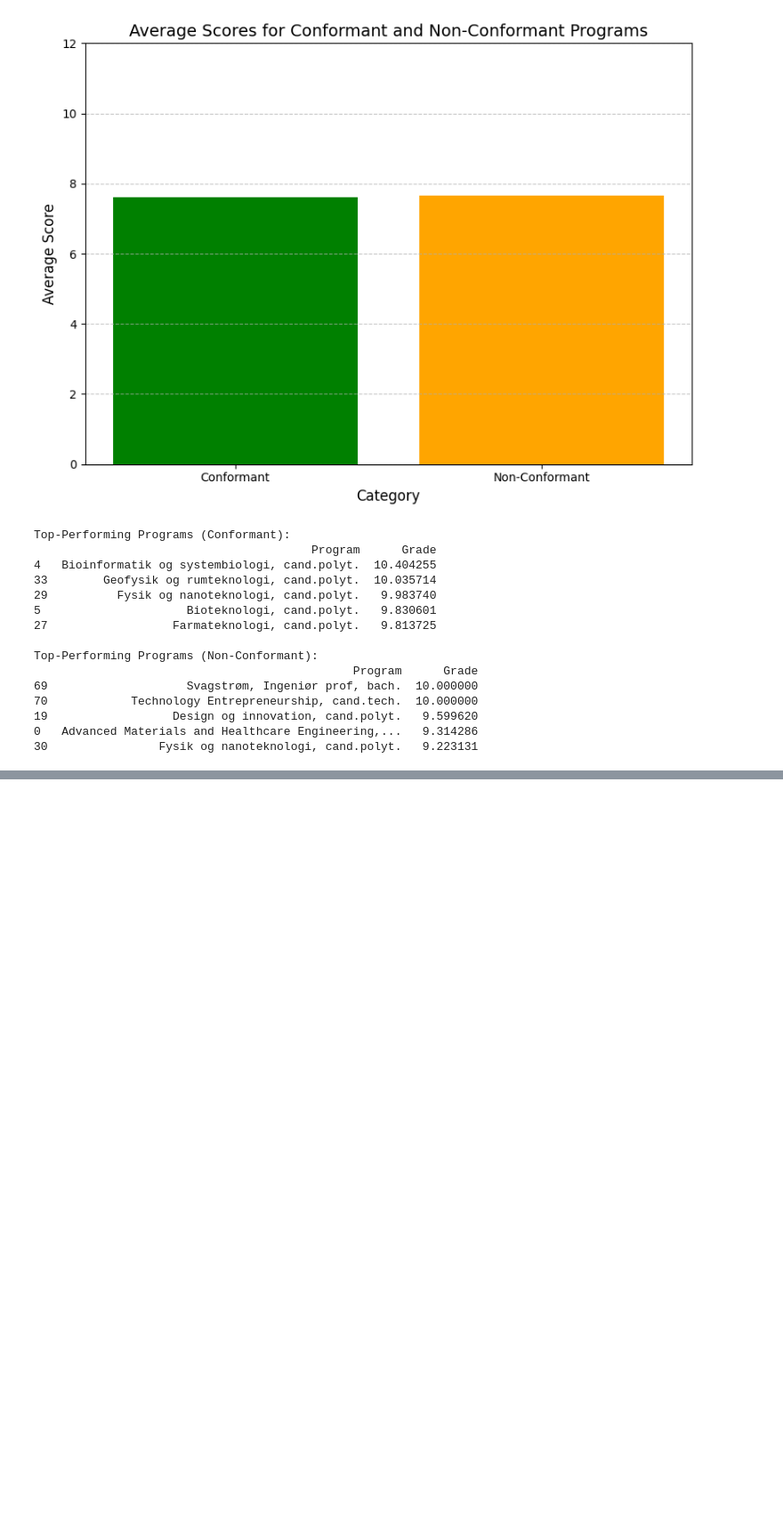
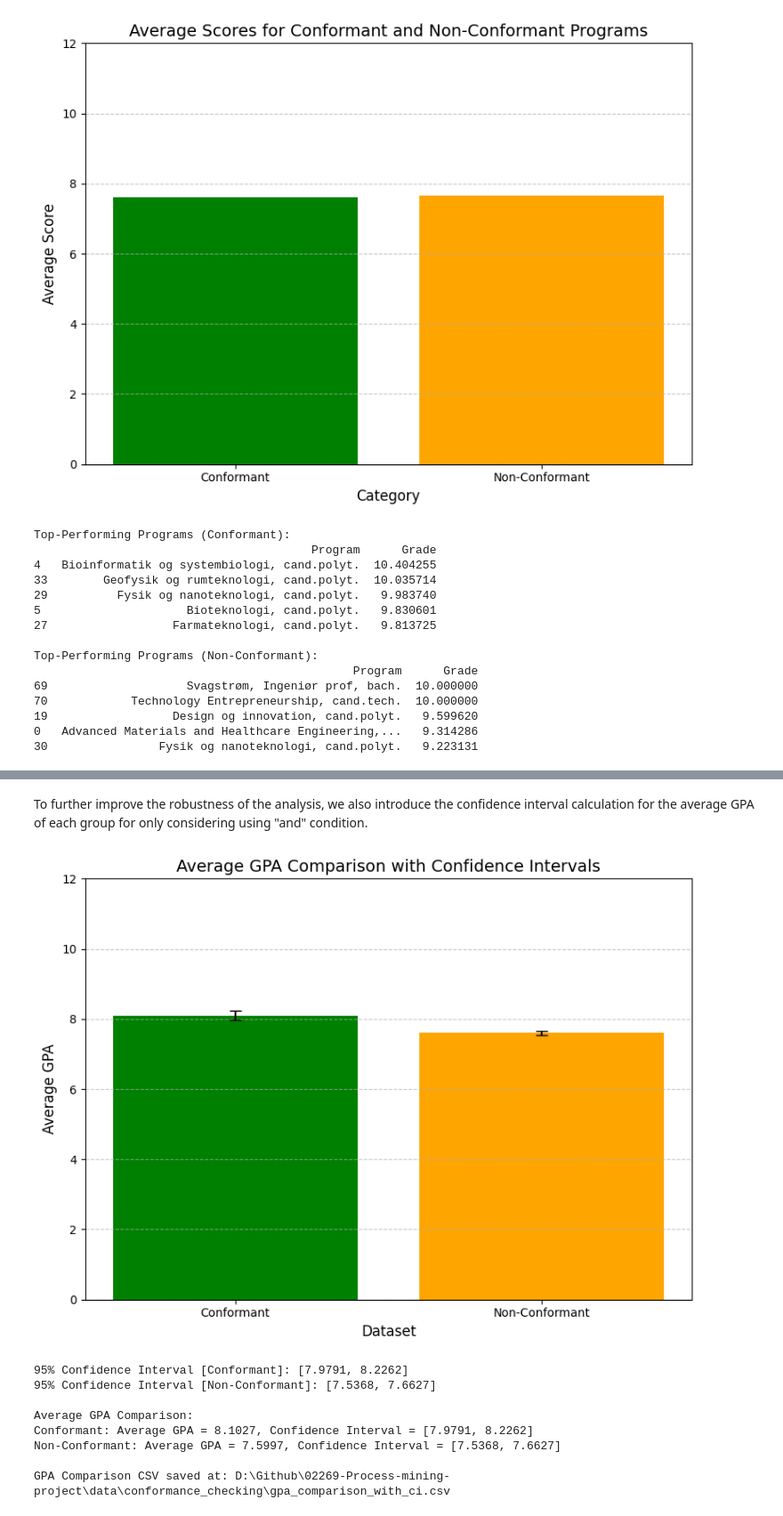
Before and after one commit to chensy618/02269-Process-mining-project, a Jupyter notebook: src/data_analysis/data_analysis_only_and.ipynb, the cells around one changed output, grey strips where cells are left out. Shown at 89% size. Drawn from its saved outputs; the diff is of its cells as text; code cells hidden in the pictures; blank space fills up the shorter version.

```diff
--- a/src/data_analysis/data_analysis_only_and.ipynb
+++ b/src/data_analysis/data_analysis_only_and.ipynb
@@ -553,0 +568,72 @@ KeyError: 'ECTS'
+# %% [markdown]
+To further improve the robustness of the analysis, we also introduce the confidence interval calculation for the average GPA of each group for only considering using "and" condition.
+# %%
+import pandas as pd
+import numpy as np
+from scipy.stats import norm
+import matplotlib.pyplot as plt
+
+# Function to calculate confidence intervals using z-distribution
+def confidence_interval_large_sample(data, confidence=0.95):
+    n = len(data)
+    mean = np.mean(data)
+    std_dev = np.std(data, ddof=1)  # Use sample standard deviation
+    z_critical = norm.ppf((1 + confidence) / 2)  # Z-critical value
+    margin_of_error = z_critical * (std_dev / np.sqrt(n))
+    return mean - margin_of_error, mean + margin_of_error
+
+# Calculate confidence intervals for both groups
+ci_conformant = confidence_interval_large_sample(conformant_students_gpa, confidence=0.95)
+ci_non_conformant = confidence_interval_large_sample(non_conformant_students_gpa, confidence=0.95)
+
+# Prepare the final results for comparison
+gpa_comparison = pd.DataFrame({
+    'Average GPA': [average_gpa_conformant, average_gpa_non_conformant],
+    'Confidence Interval (Lower)': [ci_conformant[0], ci_non_conformant[0]],
+    'Confidence Interval (Upper)': [ci_conformant[1], ci_non_conformant[1]]
+}, index=['Conformant', 'Non-Conformant'])
+
+# Plot the average GPA comparison with confidence intervals
+plt.figure(figsize=(8, 6))
+plt.bar(
+    gpa_comparison.index,
+    gpa_comparison['Average GPA'],
+    yerr=[
+        gpa_comparison['Average GPA'] - gpa_comparison['Confidence Interval (Lower)'],
+        gpa_comparison['Confidence Interval (Upper)'] - gpa_comparison['Average GPA']
+    ],
+    capsize=5,
+    color=['green', 'orange']
+)
+plt.title('Average GPA Comparison with Confidence Intervals', fontsize=14)
+plt.xlabel('Dataset', fontsize=12)
+plt.ylabel('Average GPA', fontsize=12)
+plt.ylim(0, 12)  # Adjust according to grading scale
+plt.grid(axis='y', linestyle='--', alpha=0.7)
+plt.tight_layout()
+plt.show()
+
+# Save GPA comparison to a CSV file
+gpa_comparison_path = 'D:\\Github\\02269-Process-mining-project\\data\\conformance_checking\\gpa_comparison_with_ci.csv'
+gpa_comparison.to_csv(gpa_comparison_path)
+
+# Print final results
+print("95% Confidence Interval [Conformant]: [{:.4f}, {:.4f}]".format(ci_conformant[0], ci_conformant[1]))
+print("95% Confidence Interval [Non-Conformant]: [{:.4f}, {:.4f}]".format(ci_non_conformant[0], ci_non_conformant[1]))
+
+print("\nAverage GPA Comparison:")
+for index, row in gpa_comparison.iterrows():
+    print(f"{index}: Average GPA = {row['Average GPA']:.4f}, "
+          f"Confidence Interval = [{row['Confidence Interval (Lower)']:.4f}, {row['Confidence Interval (Upper)']:.4f}]")
+
+print(f"\nGPA Comparison CSV saved at: {gpa_comparison_path}")
+# %% [output]
+[figure, added]
+95% Confidence Interval [Conformant]: [7.9791, 8.2262]
+95% Confidence Interval [Non-Conformant]: [7.5368, 7.6627]
+
+Average GPA Comparison:
+Conformant: Average GPA = 8.1027, Confidence Interval = [7.9791, 8.2262]
+Non-Conformant: Average GPA = 7.5997, Confidence Interval = [7.5368, 7.6627]
+
+GPA Comparison CSV saved at: D:\Github\02269-Process-mining-project\data\conformance_checking\gpa_comparison_with_ci.csv
```
Also changed, not shown: parts of 2 cells of this notebook, 1 other file.
